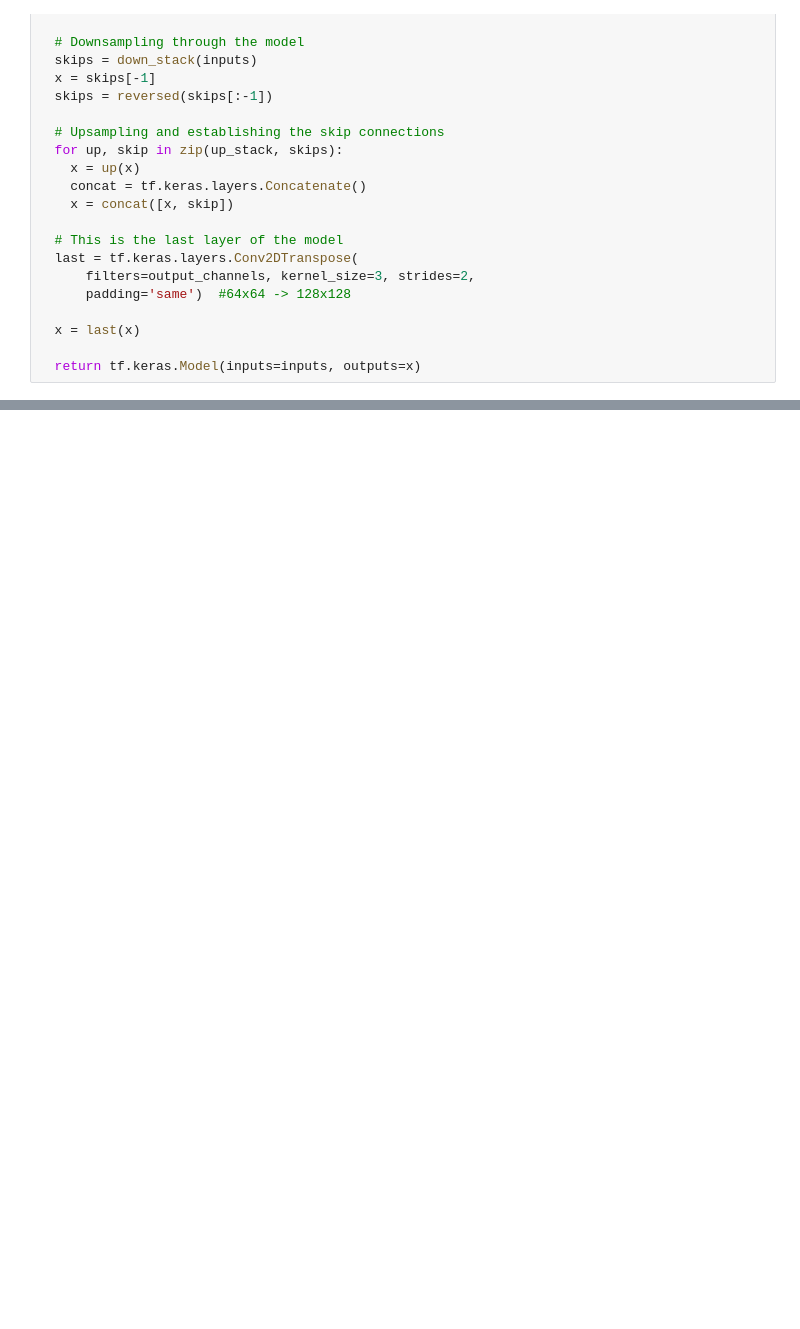
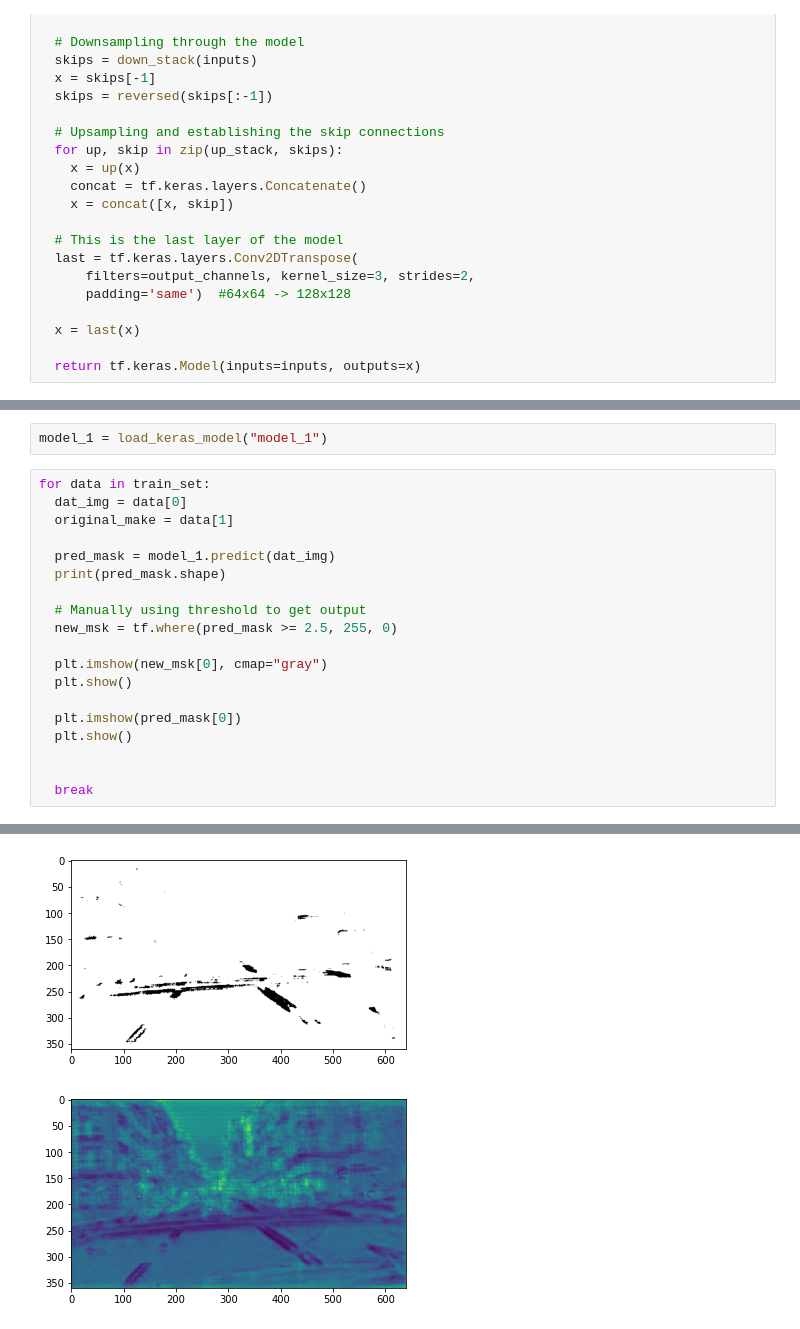
Before and after one commit to davidjperez00/ClosedAI, a Jupyter notebook: 10k_run/testing.ipynb, the cells around one changed output, grey strips where cells are left out. Saved outputs shown, nothing was run; the diff lists cells and outputs as text; blank space fills up the shorter version.

```diff
--- a/10k_run/testing.ipynb
+++ b/10k_run/testing.ipynb
@@ -411,0 +269,22 @@ ________________________________________________________________________________
+# %%
+model_1 = load_keras_model("model_1")
+# %%
+for data in train_set:
+  dat_img = data[0]
+  original_make = data[1]
+
+  pred_mask = model_1.predict(dat_img)
+  print(pred_mask.shape)
+
+  # Manually using threshold to get output
+  new_msk = tf.where(pred_mask >= 2.5, 255, 0)
+
+  plt.imshow(new_msk[0], cmap="gray")
+  plt.show()
+
+  plt.imshow(pred_mask[0])
+  plt.show()
+
+
+  break
+# %% [output]
@@ -411,0 +293,2 @@ ________________________________________________________________________________
+[figure, added]
+[figure, added]
```
Also changed, not shown: parts of 25 cells of this notebook, 10 other files.
